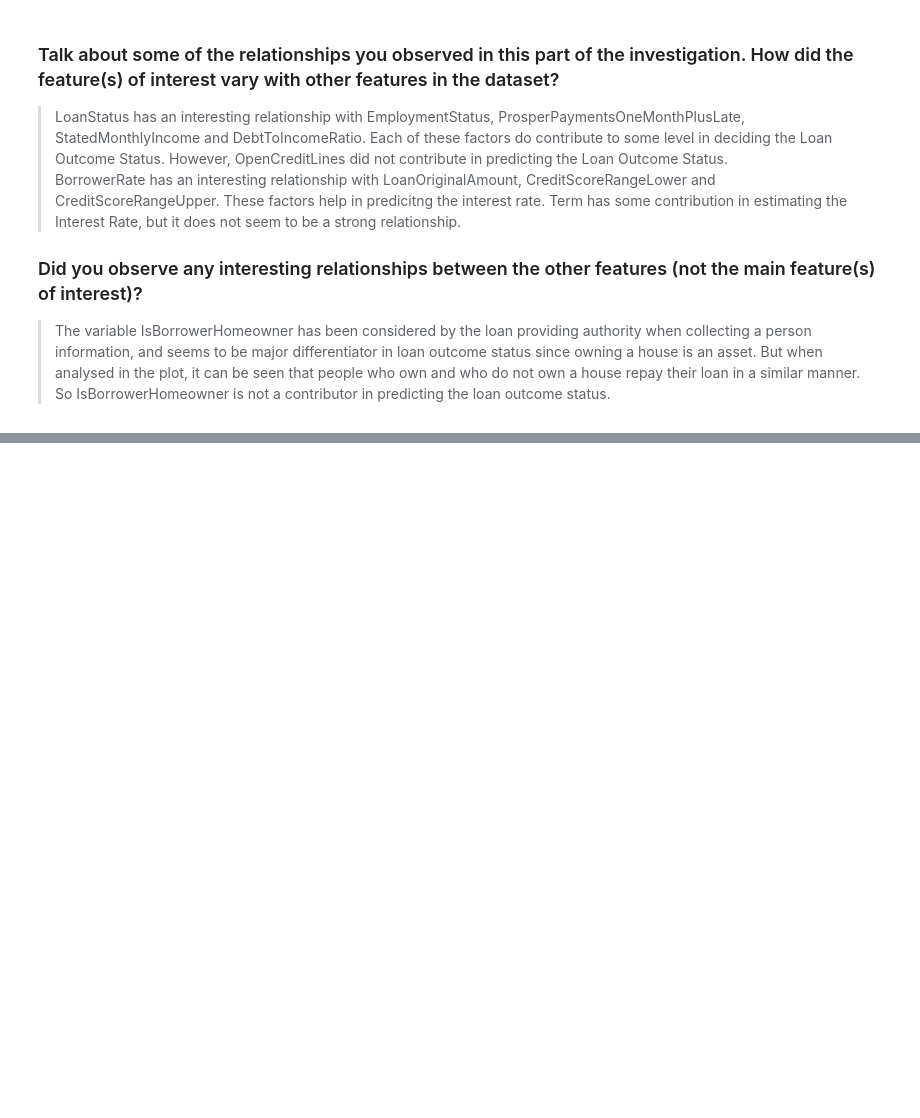
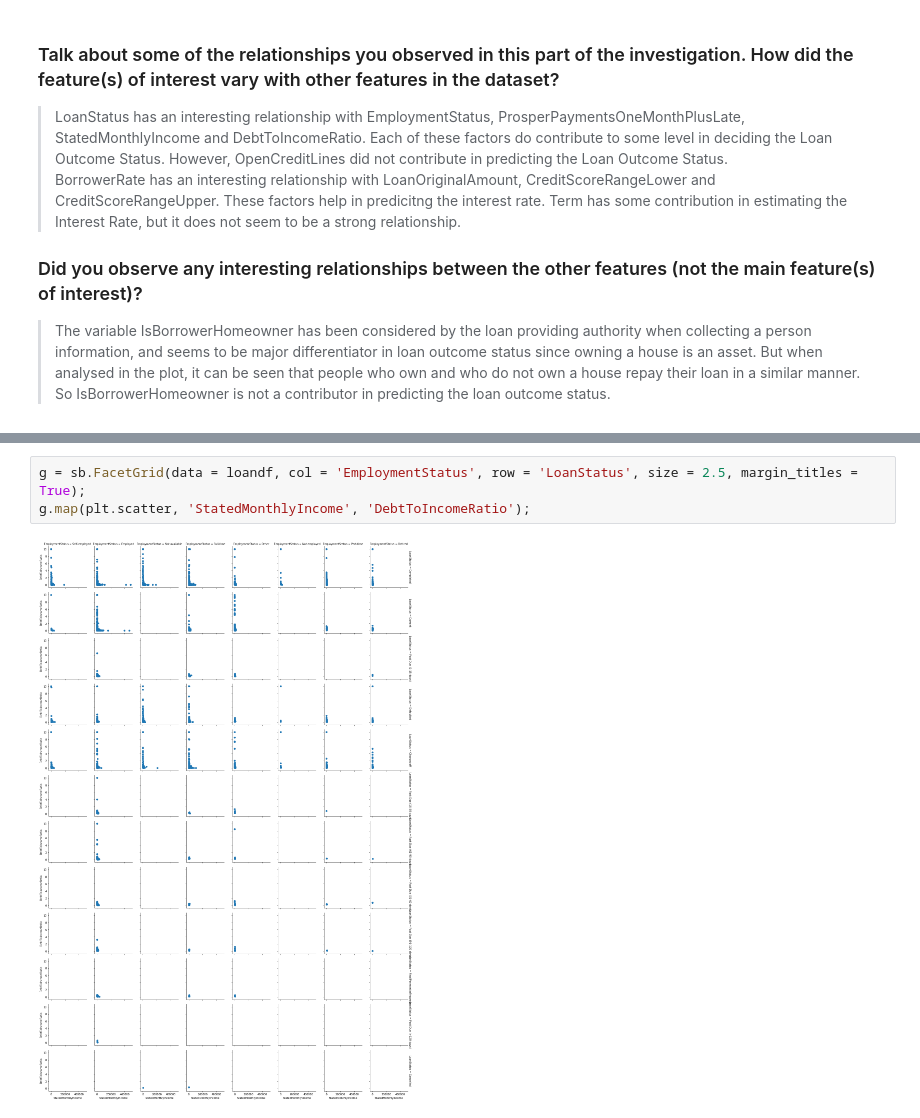
Before and after one commit to Kirthi-Raman/LoanDatasetAnalysis, a Jupyter notebook: exploration_template.ipynb, the cells around one changed output, grey strips where cells are left out. Drawn from its saved outputs; the diff is of its cells as text; blank space fills up the shorter version.

Commit message:
Multivariate Visualization updated

```diff
--- a/exploration_template.ipynb
+++ b/exploration_template.ipynb
@@ -632,0 +639,5 @@ From the scatterplot, it is seen that relationship between Credit Score- Lower R
+# %%
+g = sb.FacetGrid(data = loandf, col = 'EmploymentStatus', row = 'LoanStatus', size = 2.5, margin_titles = True);
+g.map(plt.scatter, 'StatedMonthlyIncome', 'DebtToIncomeRatio');
+# %% [output]
+[figure, added]
```
Also changed, not shown: parts of 8 cells of this notebook.
